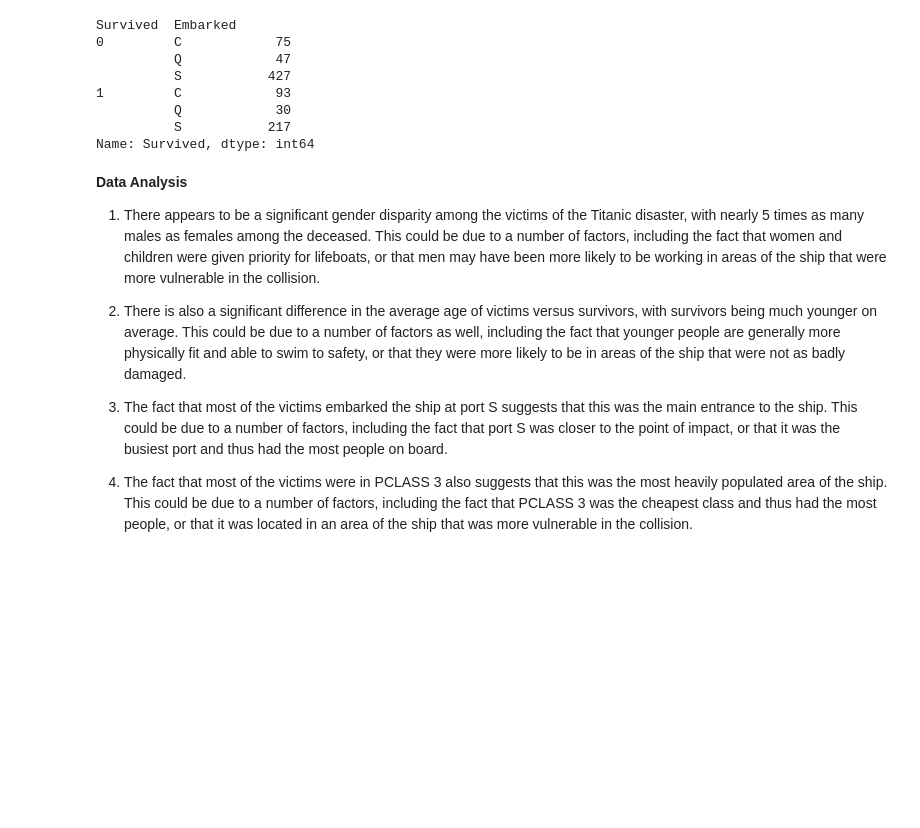
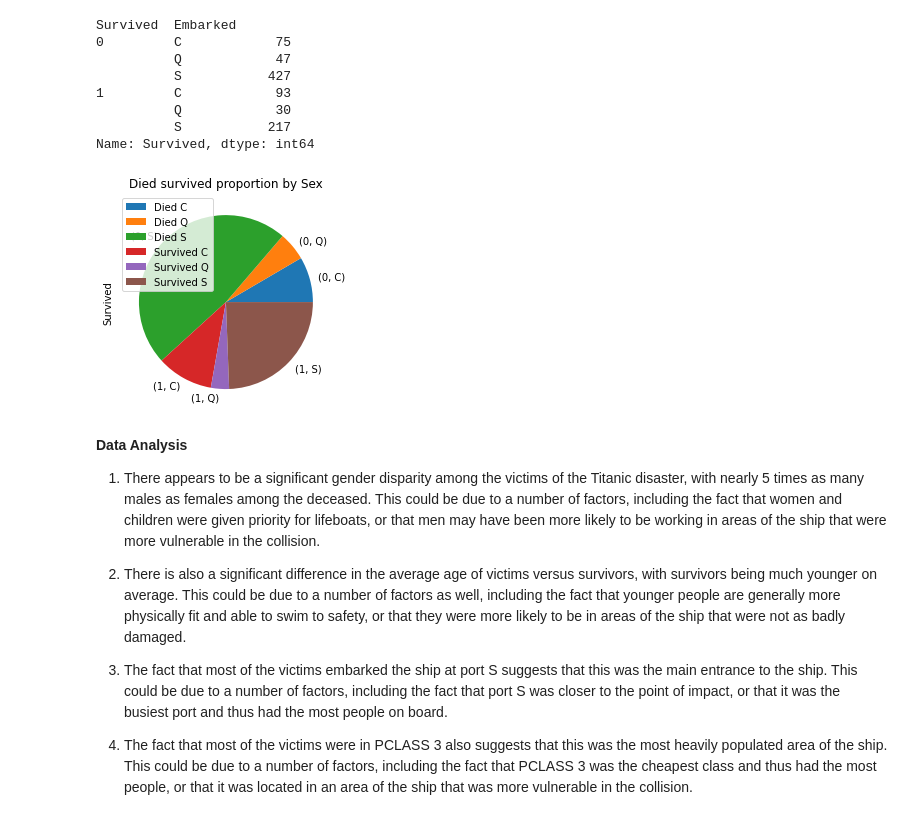
Before and after one commit to danquio194/AlgorithmsUN2022II, a Jupyter notebook: Quiz3/dfquinoneso_Quiz_3.ipynb, the cells around one changed output. Drawn from its saved outputs; the diff is of its cells as text; code cells hidden in the pictures; blank space fills up the shorter version.

```diff
--- a/Quiz3/dfquinoneso_Quiz_3.ipynb
+++ b/Quiz3/dfquinoneso_Quiz_3.ipynb
@@ -837,6 +856,14 @@ Survived  Embarked
           Q            30
           S           217
 Name: Survived, dtype: int64
+# %%
+embarked_survived.plot.pie()
+plt.title("Died survived proportion by Sex")
+plt.legend(["Died C", "Died Q", "Died S",
+            "Survived C", "Survived Q", "Survived S"])
+plt.show()
+# %% [output]
+[figure, added]
 # %% [markdown]
 **Data Analysis**
 
```
Also changed, not shown: parts of 4 cells of this notebook.
